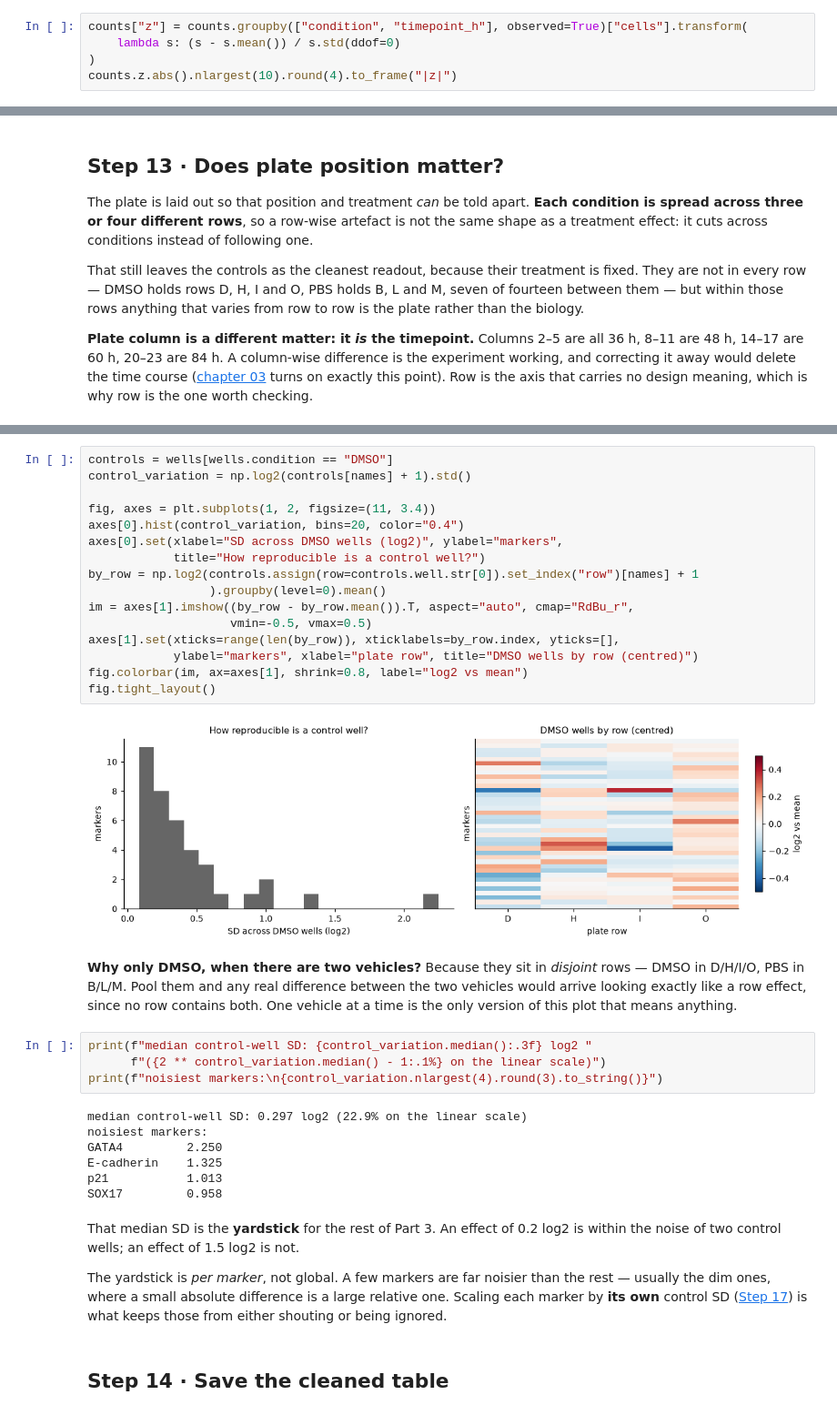
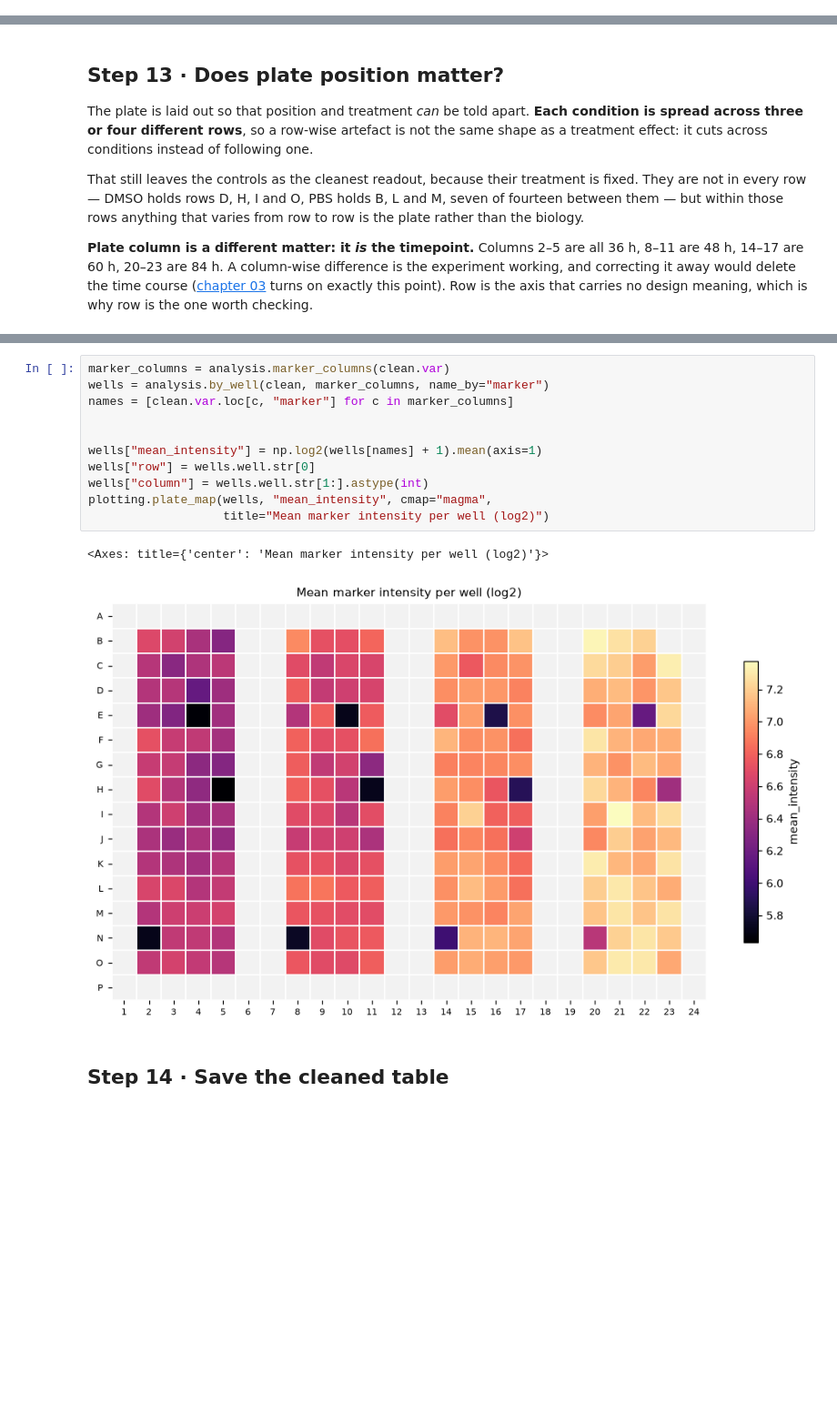
Before and after one commit to LiberaliLab/Multicellular-Systems-2026, a Jupyter notebook: book/part3_analysis/1_preparation/02_quality_control.ipynb, the cells around one changed output, grey strips where cells are left out. Shown at 91% size. Cells and saved outputs as stored; diff of their text form; blank space fills up the shorter version.

Commit message:
Simplification of 02_quality control better representation of plate effects

```diff
--- a/book/part3_analysis/1_preparation/02_quality_control.ipynb
+++ b/book/part3_analysis/1_preparation/02_quality_control.ipynb
@@ -200,8 +219,3 @@ Before dropping a well for being sparse, ask what was done to it.
 
 The instinct is to flag outliers statistically — z-score each well within its own
 condition and timepoint, and drop anything extreme. Try it.
-# %%
-counts["z"] = counts.groupby(["condition", "timepoint_h"], observed=True)["cells"].transform(
-    lambda s: (s - s.mean()) / s.std(ddof=0)
-)
-counts.z.abs().nlargest(10).round(4).to_frame("|z|")
@@ -342,45 +309,17 @@ wells.iloc[:4, :6]
-# %%
-controls = wells[wells.condition == "DMSO"]
-control_variation = np.log2(controls[names] + 1).std()
-
-fig, axes = plt.subplots(1, 2, figsize=(11, 3.4))
-axes[0].hist(control_variation, bins=20, color="0.4")
-axes[0].set(xlabel="SD across DMSO wells (log2)", ylabel="markers",
-            title="How reproducible is a control well?")
-by_row = np.log2(controls.assign(row=controls.well.str[0]).set_index("row")[names] + 1
-                 ).groupby(level=0).mean()
-im = axes[1].imshow((by_row - by_row.mean()).T, aspect="auto", cmap="RdBu_r",
-                    vmin=-0.5, vmax=0.5)
-axes[1].set(xticks=range(len(by_row)), xticklabels=by_row.index, yticks=[],
-            ylabel="markers", xlabel="plate row", title="DMSO wells by row (centred)")
-fig.colorbar(im, ax=axes[1], shrink=0.8, label="log2 vs mean")
-fig.tight_layout()
-# %% [output]
-[figure, removed]
-# %% [markdown]
-**Why only DMSO, when there are two vehicles?** Because they sit in *disjoint* rows —
-DMSO in D/H/I/O, PBS in B/L/M. Pool them and any real difference between the two vehicles
-would arrive looking exactly like a row effect, since no row contains both. One vehicle at
-a time is the only version of this plot that means anything.
-# %%
-print(f"median control-well SD: {control_variation.median():.3f} log2 "
-      f"({2 ** control_variation.median() - 1:.1%} on the linear scale)")
-print(f"noisiest markers:\n{control_variation.nlargest(4).round(3).to_string()}")
-# %% [output]
-median control-well SD: 0.297 log2 (22.9% on the linear scale)
-noisiest markers:
-GATA4         2.250
-E-cadherin    1.325
-p21           1.013
-SOX17         0.958
-# %% [markdown]
-That median SD is the **yardstick** for the rest of Part 3. An effect of 0.2 log2 is
-within the noise of two control wells; an effect of 1.5 log2 is not.
-
-The yardstick is *per marker*, not global. A few markers are far noisier than the rest —
-usually the dim ones, where a small absolute difference is a large relative one. Scaling
-each marker by **its own** control SD ([Step 17](03_normalisation.ipynb)) is what keeps
-those from either shouting or being ignored.
+# %%
+marker_columns = analysis.marker_columns(clean.var)
+wells = analysis.by_well(clean, marker_columns, name_by="marker")
+names = [clean.var.loc[c, "marker"] for c in marker_columns]
+
+
+wells["mean_intensity"] = np.log2(wells[names] + 1).mean(axis=1)
+wells["row"] = wells.well.str[0]
+wells["column"] = wells.well.str[1:].astype(int)
+plotting.plate_map(wells, "mean_intensity", cmap="magma",
+                   title="Mean marker intensity per well (log2)")
+# %% [output]
+<Axes: title={'center': 'Mean marker intensity per well (log2)'}>
+[figure, added]
 # %% [markdown]
 ## Step 14 · Save the cleaned table
 # %%
```
Also changed, not shown: parts of 31 cells of this notebook.
